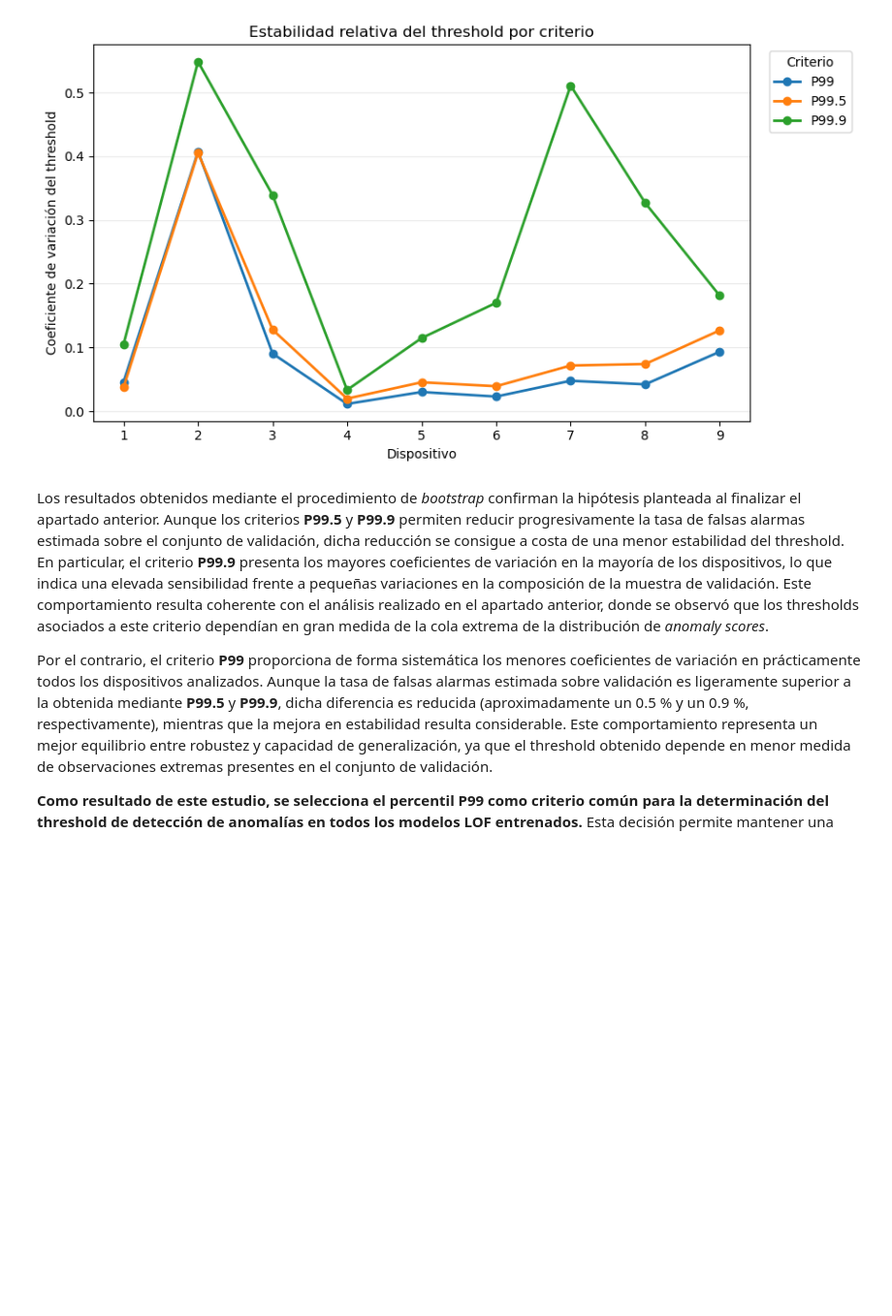
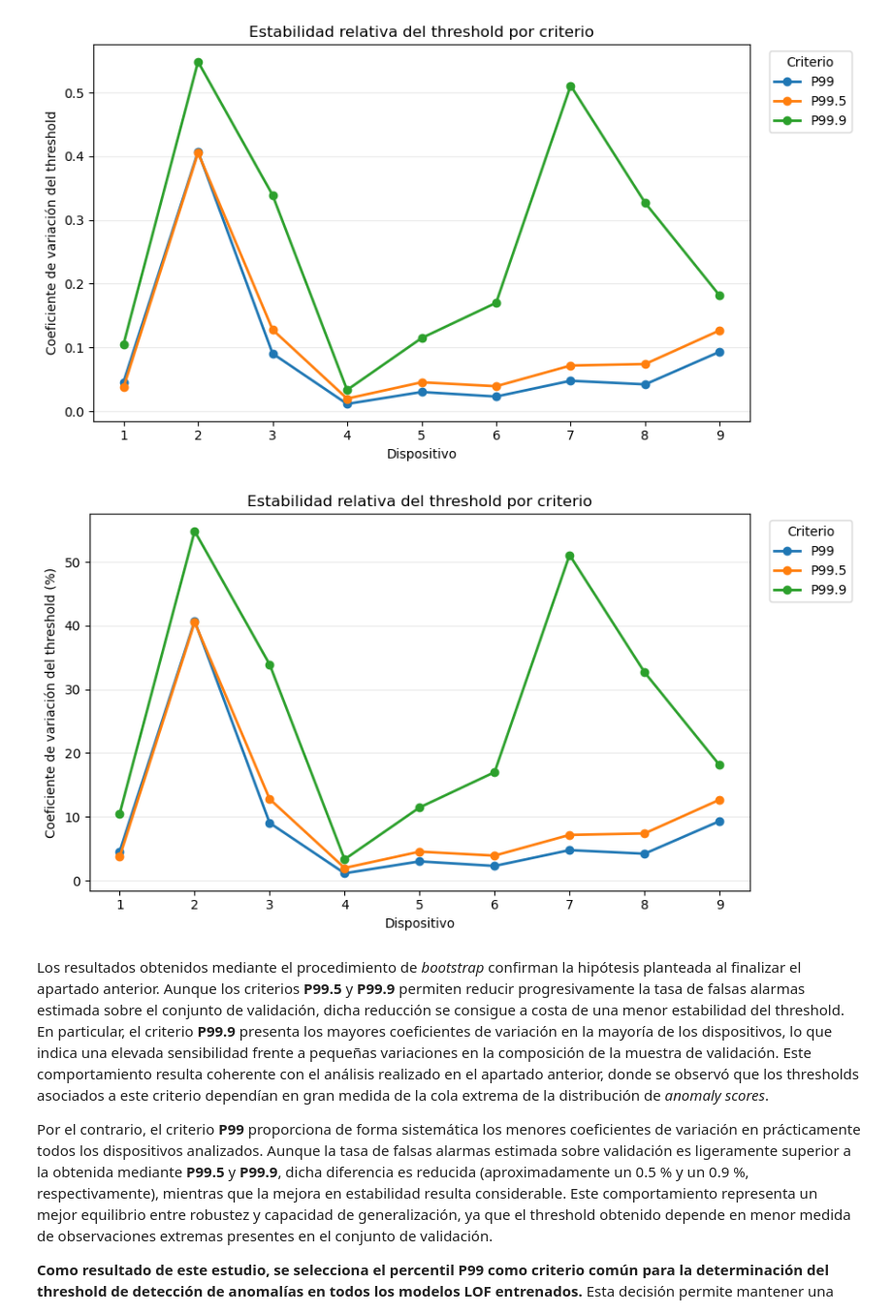
Before and after one commit to pablocarpon/tfm-iot-botnet-detection, a Jupyter notebook: notebooks/02_models_experimentation/anomaly_th_study.ipynb, the cells around one changed output. Shown at 97% size. Drawn from its saved outputs; the diff is of its cells as text; code cells hidden in the pictures; blank space fills up the shorter version.

```diff
--- a/notebooks/02_models_experimentation/anomaly_th_study.ipynb
+++ b/notebooks/02_models_experimentation/anomaly_th_study.ipynb
@@ -660,6 +660,32 @@ plt.tight_layout()
 plt.show()
 # %% [output]
 [figure]
+# %%
+plt.figure(figsize=(9, 5))
+
+for criterion in bootstrap_results_df["criterion"].unique():
+    criterion_df = bootstrap_results_df[
+        bootstrap_results_df["criterion"] == criterion
+    ]
+
+    plt.plot(
+        criterion_df["device"],
+        criterion_df["cv_threshold"] * 100,
+        marker="o",
+        linewidth=2,
+        label=criterion,
+    )
+
+plt.title("Estabilidad relativa del threshold por criterio")
+plt.xlabel("Dispositivo")
+plt.ylabel("Coeficiente de variación del threshold (%)")
+plt.xticks(range(1, 10))
+plt.grid(axis="y", alpha=0.25)
+plt.legend(title="Criterio", bbox_to_anchor=(1.02, 1), loc="upper left")
+plt.tight_layout()
+plt.show()
+# %% [output]
+[figure, added]
 # %% [markdown]
 Los resultados obtenidos mediante el procedimiento de *bootstrap* confirman la hipótesis planteada al finalizar el apartado anterior. Aunque los criterios **P99.5** y **P99.9** permiten reducir progresivamente la tasa de falsas alarmas estimada sobre el conjunto de validación, dicha reducción se consigue a costa de una menor estabilidad del threshold. En particular, el criterio **P99.9** presenta los mayores coeficientes de variación en la mayoría de los dispositivos, lo que indica una elevada sensibilidad frente a pequeñas variaciones en la composición de la muestra de validación. Este comportamiento resulta coherente con el análisis realizado en el apartado anterior, donde se observó que los thresholds asociados a este criterio dependían en gran medida de la cola extrema de la distribución de *anomaly scores*.
 
```
Also changed, not shown: parts of 1 cell of this notebook.
